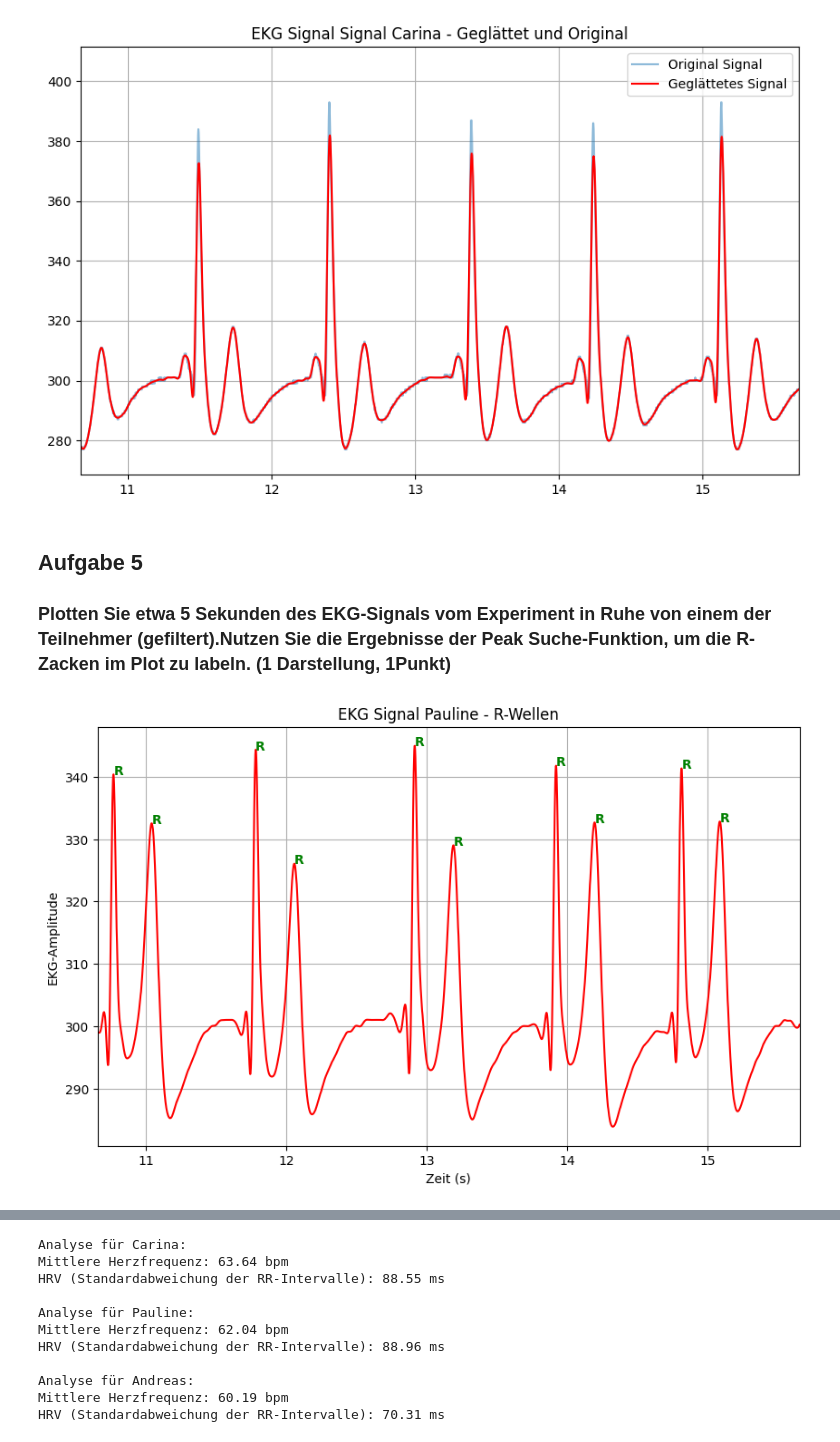
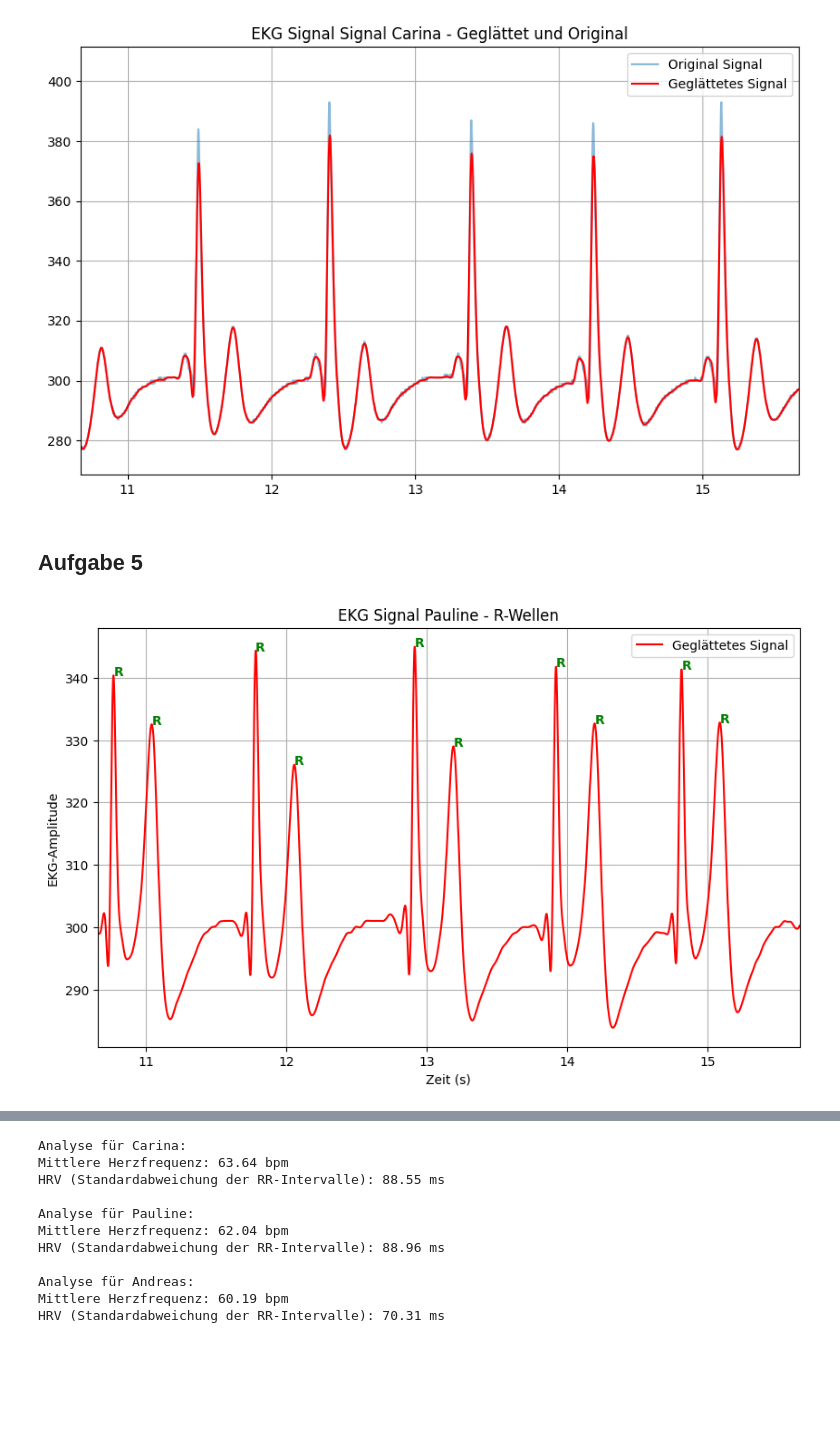
Before and after one commit to VPaulineC/Praktikum-2, a Jupyter notebook: Praktikum_2.ipynb, the cells around one changed output, grey strips where cells are left out. Cells and saved outputs as stored; diff of their text form; code cells hidden in the pictures; blank space fills up the shorter version.

```diff
--- a/Praktikum_2.ipynb
+++ b/Praktikum_2.ipynb
@@ -263,9 +167,8 @@ plt.xlim(start_time, end_time)
 plt.show()
 # %% [output]
 [figure]
-# %% [markdown]
-## Aufgabe 5
-### Plotten Sie etwa 5 Sekunden des EKG-Signals vom Experiment in Ruhe von einem der Teilnehmer (gefiltert).Nutzen Sie die Ergebnisse der Peak Suche-Funktion, um die R-Zacken im Plot zu labeln. (1 Darstellung, 1Punkt)
+# %% [markdown]
+## Aufgabe 5
 # %%
 # Plot Ruhe Pauline
 df2 = pd.read_csv('lab2code1_Ruhe_Pauline.csv', sep = ';')
@@ -292,33 +195,33 @@ time_sec_plot = time_sec[mask]
 ecg_filtered_plot = ecg_filtered[mask]
 ecg_plot = ecg[mask]
 
 # R-Spitzen erkennen (z. B. für QRS-Komplex)
 distance = int(200 / (time_ms[1] - time_ms[0]))  # Mindestabstand (200ms in Samples)
 r_peaks, _ = sci.find_peaks(ecg_filtered, distance=distance, height=np.mean(ecg_filtered) + np.std(ecg_filtered))
 
 
 # Plotten der EKG-Daten mit verbesserten Markierungen
 plt.figure(figsize=(10, 6))
 #plt.plot(time_sec_plot, ecg_plot, label='Original Signal', alpha=0.5)
 plt.plot(time_sec_plot, ecg_filtered_plot, label='Geglättetes Signal', color='red')
 
 
 # R-Spitzen als Buchstaben markieren
 for r in r_peaks:
     if start_time <= time_sec[r] <= end_time:
         plt.text(time_sec[r], ecg_filtered[r], 'R', color='green', fontsize=10, fontweight='bold')
 
 
-# Legende anpassen (verhindert doppelte Labels)
+# Legende anpassen
 handles, labels = plt.gca().get_legend_handles_labels()
 by_label = dict(zip(labels, handles))
-#plt.legend(by_label.values(), by_label.keys())
+plt.legend(by_label.values(), by_label.keys())
 
 plt.title('EKG Signal Pauline - R-Wellen')
 plt.xlabel('Zeit (s)')
 plt.ylabel('EKG-Amplitude')
 plt.grid()
 plt.xlim(start_time, end_time)
 plt.show()
 # %% [output]
-[figure, old version]
+[figure, new version]
```
Also changed, not shown: parts of 30 cells of this notebook, 1 other file.
